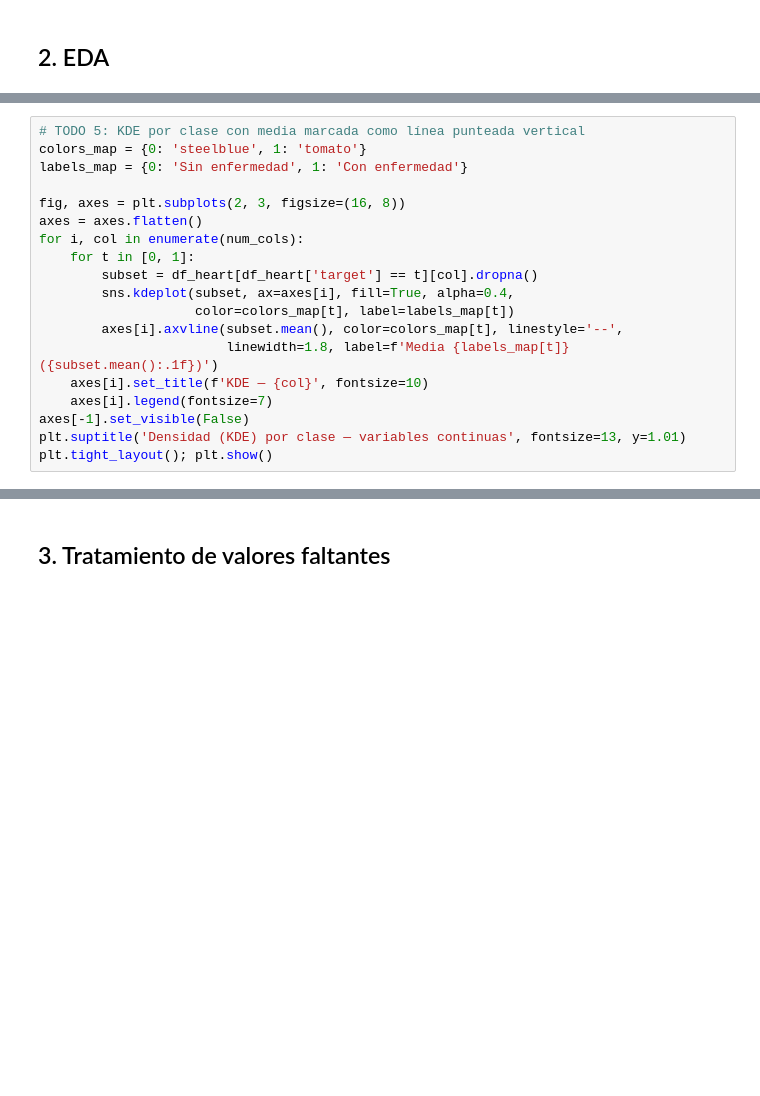
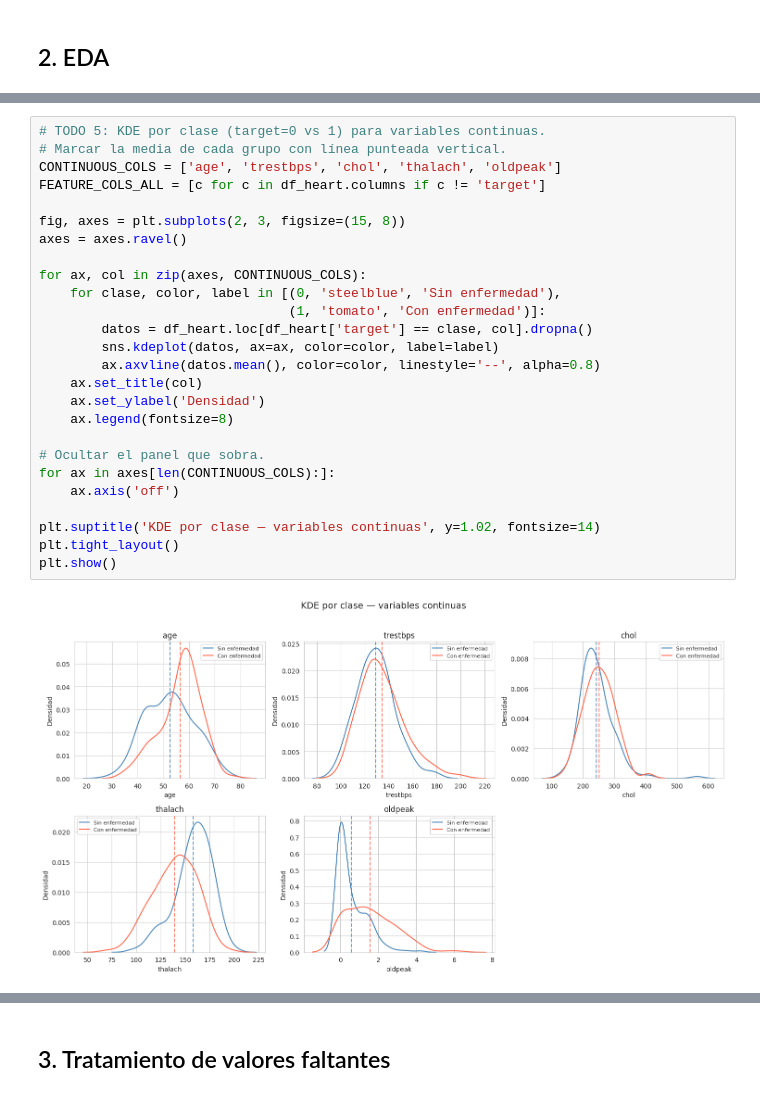
Before and after one commit to vargasmiranda-victormanuel/course-sistemas-basados-en-conocimiento, a Jupyter notebook: tareas_aprendizaje_automatico/proyecto_clasificacion_clustering/Tarea2_VictorVargas_&_Zeledon.ipynb, the cells around one changed output, grey strips where cells are left out. Drawn from its saved outputs; the diff is of its cells as text; blank space fills up the shorter version.

```diff
--- a/tareas_aprendizaje_automatico/proyecto_clasificacion_clustering/Tarea2_VictorVargas_&_Zeledon.ipynb
+++ b/tareas_aprendizaje_automatico/proyecto_clasificacion_clustering/Tarea2_VictorVargas_&_Zeledon.ipynb
@@ -155,22 +229,31 @@ plt.tight_layout(); plt.show()
 # %%
-# TODO 5: KDE por clase con media marcada como línea punteada vertical
-colors_map = {0: 'steelblue', 1: 'tomato'}
-labels_map = {0: 'Sin enfermedad', 1: 'Con enfermedad'}
+# TODO 5: KDE por clase (target=0 vs 1) para variables continuas.
+# Marcar la media de cada grupo con línea punteada vertical.
+CONTINUOUS_COLS = ['age', 'trestbps', 'chol', 'thalach', 'oldpeak']
+FEATURE_COLS_ALL = [c for c in df_heart.columns if c != 'target']
 
-fig, axes = plt.subplots(2, 3, figsize=(16, 8))
-axes = axes.flatten()
-for i, col in enumerate(num_cols):
-    for t in [0, 1]:
-        subset = df_heart[df_heart['target'] == t][col].dropna()
-        sns.kdeplot(subset, ax=axes[i], fill=True, alpha=0.4,
-                    color=colors_map[t], label=labels_map[t])
-        axes[i].axvline(subset.mean(), color=colors_map[t], linestyle='--',
-                        linewidth=1.8, label=f'Media {labels_map[t]} ({subset.mean():.1f})')
-    axes[i].set_title(f'KDE — {col}', fontsize=10)
-    axes[i].legend(fontsize=7)
-axes[-1].set_visible(False)
-plt.suptitle('Densidad (KDE) por clase — variables continuas', fontsize=13, y=1.01)
-plt.tight_layout(); plt.show()
+fig, axes = plt.subplots(2, 3, figsize=(15, 8))
+axes = axes.ravel()
+
+for ax, col in zip(axes, CONTINUOUS_COLS):
+    for clase, color, label in [(0, 'steelblue', 'Sin enfermedad'),
+                                (1, 'tomato', 'Con enfermedad')]:
+        datos = df_heart.loc[df_heart['target'] == clase, col].dropna()
+        sns.kdeplot(datos, ax=ax, color=color, label=label)
+        ax.axvline(datos.mean(), color=color, linestyle='--', alpha=0.8)
+    ax.set_title(col)
+    ax.set_ylabel('Densidad')
+    ax.legend(fontsize=8)
+
+# Ocultar el panel que sobra.
+for ax in axes[len(CONTINUOUS_COLS):]:
+    ax.axis('off')
+
+plt.suptitle('KDE por clase — variables continuas', y=1.02, fontsize=14)
+plt.tight_layout()
+plt.show()
+# %% [output]
+[figure, added]
 # %%
 # d de Cohen
 def cohen_d(df, feature_cols, group_col='target'):
```
Also changed, not shown: parts of 34 cells of this notebook, 1 other file.
